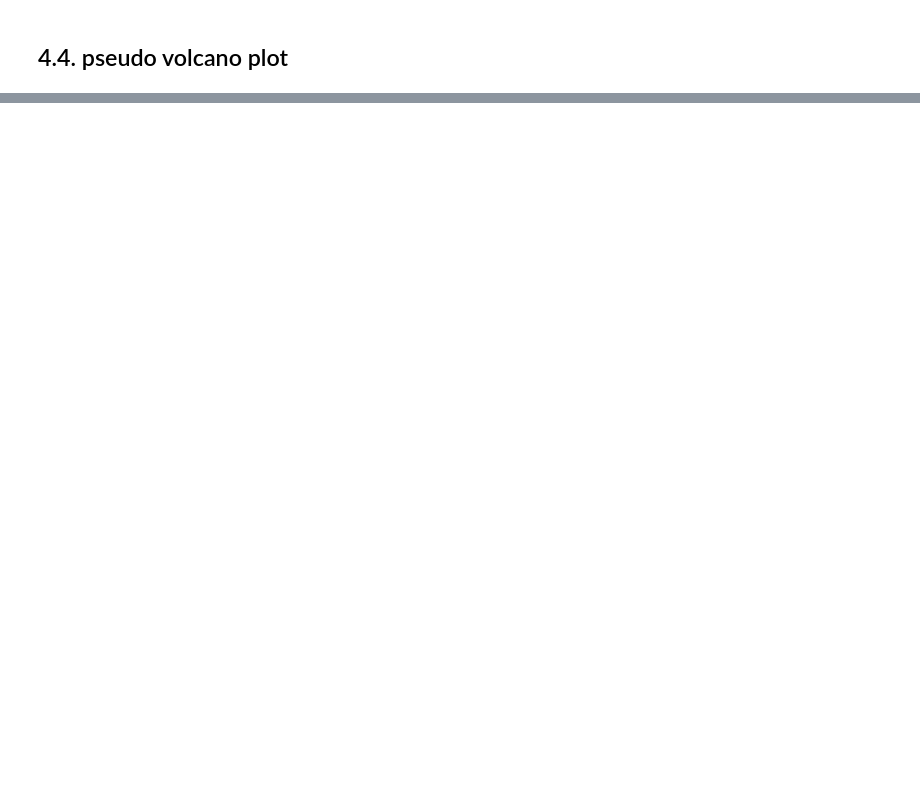
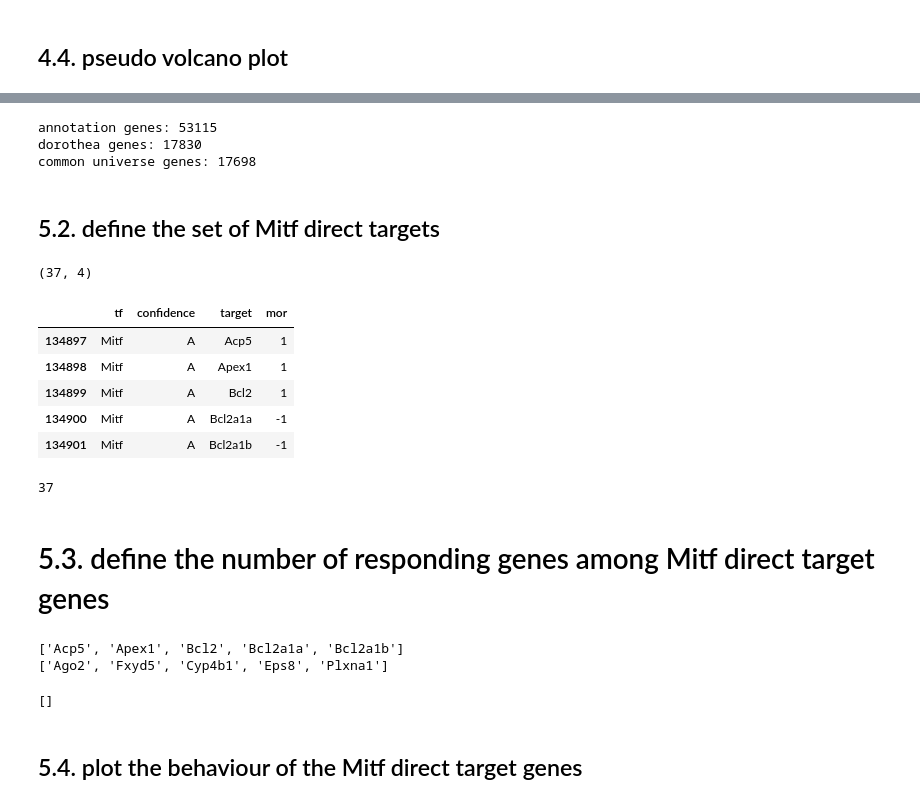
Before and after one commit to adelomana/reynisfjara, a Jupyter notebook: 05_differential_expression/relaxed_pattern/relaxed_pattern_analysis.ipynb, the cells around one changed output, grey strips where cells are left out. Saved outputs shown, nothing was run; the diff lists cells and outputs as text; code cells hidden in the pictures; blank space fills up the shorter version.

```diff
--- a/05_differential_expression/relaxed_pattern/relaxed_pattern_analysis.ipynb
+++ b/05_differential_expression/relaxed_pattern/relaxed_pattern_analysis.ipynb
@@ -481,0 +523,53 @@ Cpne4   -0.951  0.560   gray
+# %%
+# define gene names for annotation
+annotation_gene_names = set(annotation['ext_gene'].to_list())
+print('annotation genes: {}'.format(len(annotation_gene_names)))
+
+a = set(dorothea['tf'].to_list())
+b = set(dorothea['target'].to_list())
+dorothea_genes = a.union(b)
+print('dorothea genes: {}'.format(len(dorothea_genes)))
+
+
+universe = list(annotation_gene_names & dorothea_genes)
+print('common universe genes: {}'.format(len(universe)))
+# %% [output]
+annotation genes: 53115
+dorothea genes: 17830
+common universe genes: 17698
+# %% [markdown]
+## 5.2. define the set of Mitf direct targets
+# %%
+confidences = ['A', 'B', 'C', 'D', 'E']
+direct_targets = dorothea[dorothea['tf'] == 'Mitf']
+print(direct_targets.shape)
+direct_targets.head()
+# %% [output]
+(37, 4)
+|  | tf | confidence | target | mor |
+| 134897 | Mitf | A | Acp5 | 1 |
+| 134898 | Mitf | A | Apex1 | 1 |
+| 134899 | Mitf | A | Bcl2 | 1 |
+| 134900 | Mitf | A | Bcl2a1a | -1 |
+| 134901 | Mitf | A | Bcl2a1b | -1 |
+# %%
+direct_targets_names = direct_targets['target'].to_list()
+print(len(direct_targets_names))
+# %% [output]
+37
+# %% [markdown]
+# 5.3. define the number of responding genes among Mitf direct target genes
+# %%
+print(direct_targets_names[:5])
+response_genes = gene_names.to_list()
+print(response_genes[:5])
+# %% [output]
+['Acp5', 'Apex1', 'Bcl2', 'Bcl2a1a', 'Bcl2a1b']
+['Ago2', 'Fxyd5', 'Cyp4b1', 'Eps8', 'Plxna1']
+# %%
+successes = list(set(direct_targets_names) & set(response_genes))
+print(successes)
+# %% [output]
+[]
+# %% [markdown]
+## 5.4. plot the behaviour of the Mitf direct target genes
```
Also changed, not shown: parts of 15 cells of this notebook.
